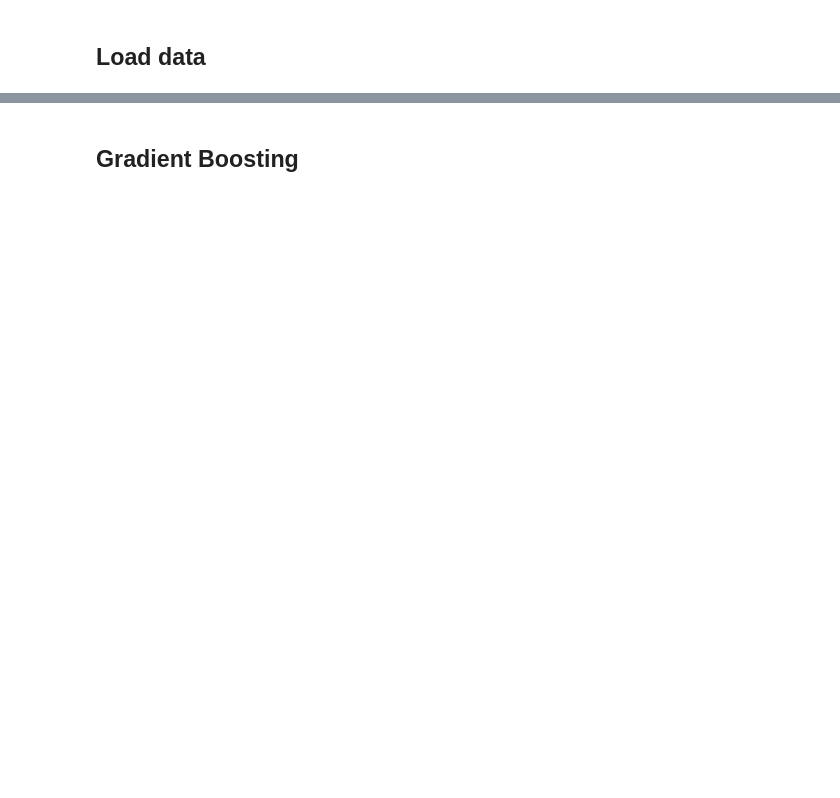
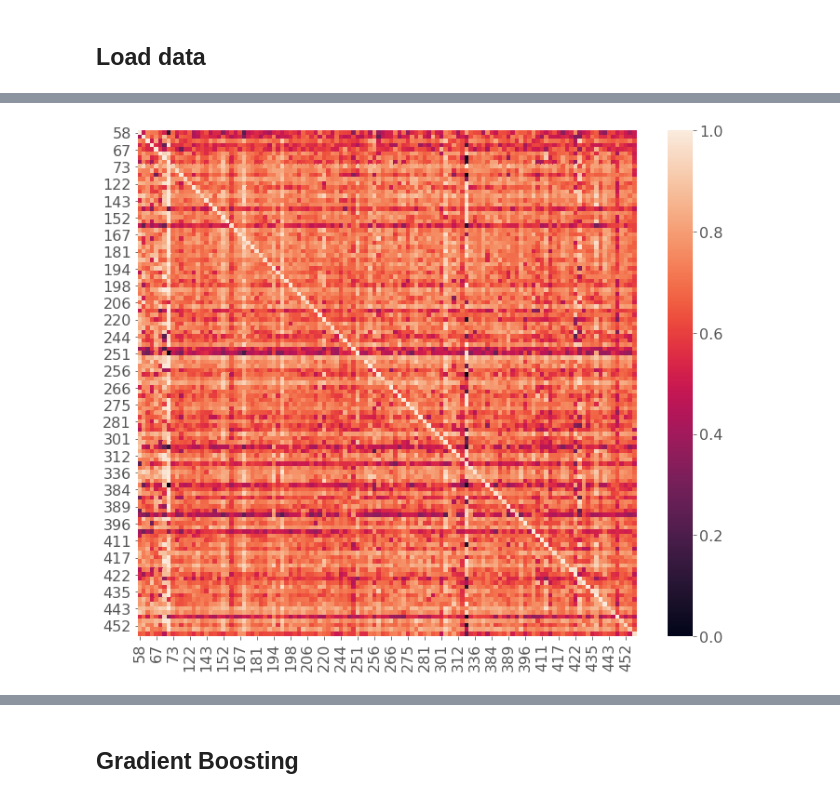
Before and after one commit to alistairewj/icu-model-transfer, a Jupyter notebook: evaluate-model.ipynb, the cells around one changed output, grey strips where cells are left out. Saved outputs shown, nothing was run; the diff lists cells and outputs as text; code cells hidden in the pictures; blank space fills up the shorter version.

```diff
--- a/evaluate-model.ipynb
+++ b/evaluate-model.ipynb
@@ -113,0 +286,9 @@ else:
+# %%
+# train model with a bunch of different hospitals
+mdls = dict()
+hospital_list = df_eicu['hospitalid'].unique()
+for h in hospital_list:
+    df_train = df_eicu.loc[df_eicu['hospitalid']==h, :]
+
+    mdl = train_model(df_train, target='death', features=features)
+    mdls[h] = mdl
@@ -113,0 +322,6 @@ else:
+# %%
+plt.figure(figsize=[12,10])
+sns.heatmap(perf)
+plt.show()
+# %% [output]
+[figure, added]
```
Also changed, not shown: parts of 54 cells of this notebook.
